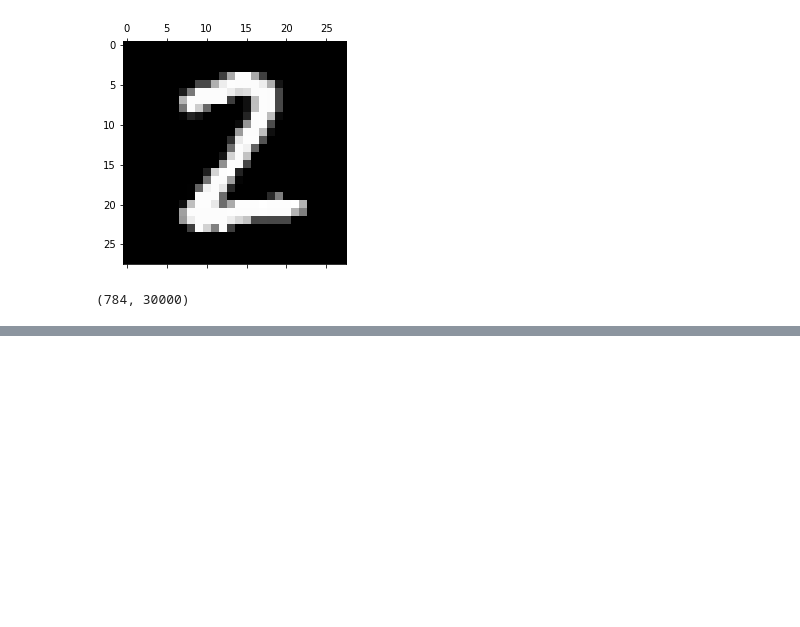
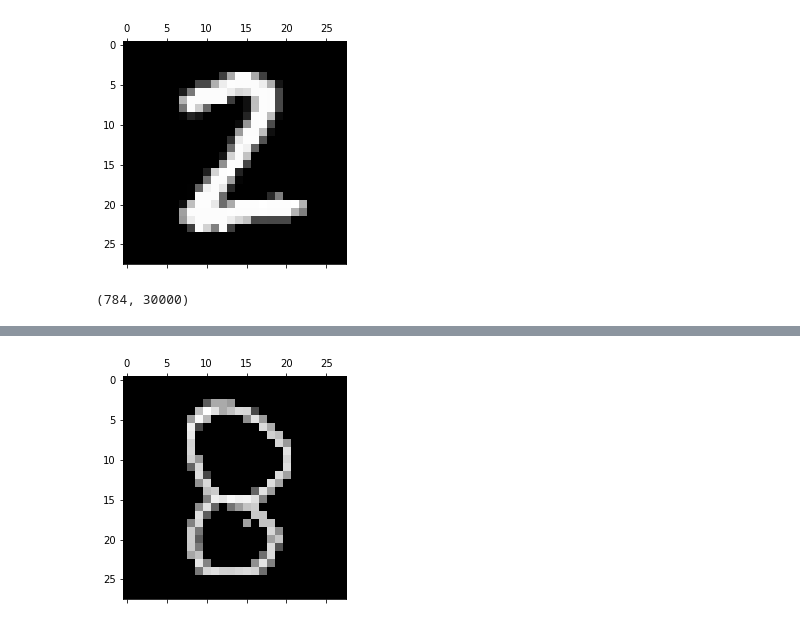
Before and after one commit to SamRCrooks/Classifying-Digits, a Jupyter notebook: DigitClassification.ipynb, the cells around one changed output, grey strips where cells are left out. Saved outputs shown, nothing was run; the diff lists cells and outputs as text; code cells hidden in the pictures; blank space fills up the shorter version.

```diff
--- a/DigitClassification.ipynb
+++ b/DigitClassification.ipynb
@@ -201,0 +200,22 @@ plt.show()
+# %%
+from PIL import Image
+im = Image.open("userImage2.png")
+#im.show()
+digitArray = np.asarray(list(im.getdata()))
+userDigit = []
+for i in range(len(digitArray)):
+    pixel = digitArray[i]
+    #print(pixel)
+    pixelBrightness = pixel[0]*0.299 + pixel[1]*0.587 + pixel[2]*0.114
+    pixelBrightness = (-(pixelBrightness) + 255)
+    userDigit.append(pixelBrightness)
+maxVal = np.max(userDigit)
+userDigit = userDigit/maxVal
+userDigit = np.reshape(userDigit, (-1, 1))
+userDigit = np.power(userDigit, .25)
+displayUserDigit = np.reshape(userDigit, (-1, 28)) #Reshape data to 28 by 28 array instead of 784 by 1 array
+
+plt.matshow(displayUserDigit, fignum=10,cmap=plt.cm.gray) #Make grayscale representation of digit
+plt.show() #Show grayscale representation of digit
+# %% [output]
+[figure, added]
```
Also changed, not shown: parts of 6 cells of this notebook.
